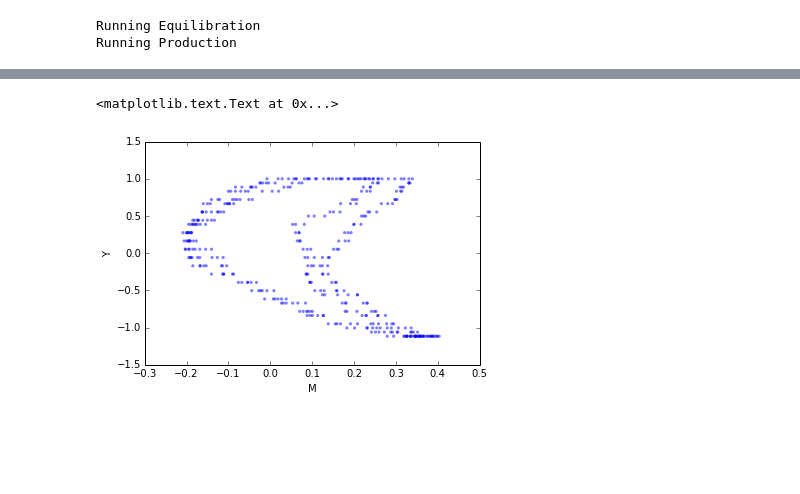
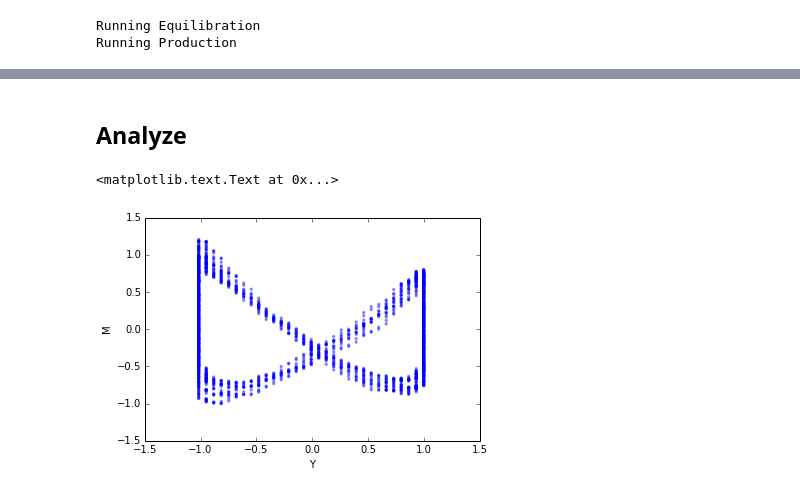
Before and after one commit to mpharrigan/cysingmodel, a Jupyter notebook: ipython/ising_analysis.ipynb, the cells around one changed output, grey strips where cells are left out. Cells and saved outputs as stored; diff of their text form; code cells hidden in the pictures; blank space fills up the shorter version.

Commit message:
Move y generation outside

```diff
--- a/ipython/ising_analysis.ipynb
+++ b/ipython/ising_analysis.ipynb
@@ -7,0 +12,19 @@ from cysingmodel import IsingModel
+# %%
+def move_and_wait(step_vec, extent=15):
+    x = step_vec / 6
+    in_period = 2 * np.pi * x / 60
+    in_period %= 2*np.pi
+    x = np.copy(in_period)
+
+    x = -np.cos(in_period*2)
+    x[in_period > np.pi / 2] = 1
+    x[in_period > np.pi ] = np.cos(in_period[in_period > np.pi] * 2)
+    x[in_period > 3*np.pi/2] = -1
+
+    return np.asarray(extent * x, dtype=int)
+
+steps = np.arange(500, dtype=int)
+maw = move_and_wait(steps)
+print(maw.dtype)
+
+plt.plot(steps, maw)
@@ -8,7 +37,7 @@ from cysingmodel import IsingModel
 # %%
-ising = IsingModel(j=20, h=20, temp=30)
+ising = IsingModel(j=20, h=20, temp=30, y_func=move_and_wait)
 # %%
-ising.run(n_prod=)
+ising.run(n_prod=5000000)
 # %% [output]
 Running Equilibration
 Running Production
@@ -27,6 +55,8 @@ len(ising.y_centered)
+# %% [markdown]
+## Analyze
 # %%
-plt.scatter(ising.m_centered[100:], ising.y_centered[100:], linewidth=0, s=10, alpha=0.5)
-plt.xlabel('M'); plt.ylabel('Y')
+plt.scatter(ising.y_centered[100:], ising.m_centered[100:], linewidth=0, s=10, alpha=0.5)
+plt.ylabel('M'); plt.xlabel('Y')
 # %% [output]
 <matplotlib.text.Text at 0x...>
-[figure, old version]
+[figure, new version]
```
Also changed, not shown: parts of 11 cells of this notebook, 2 other files.
